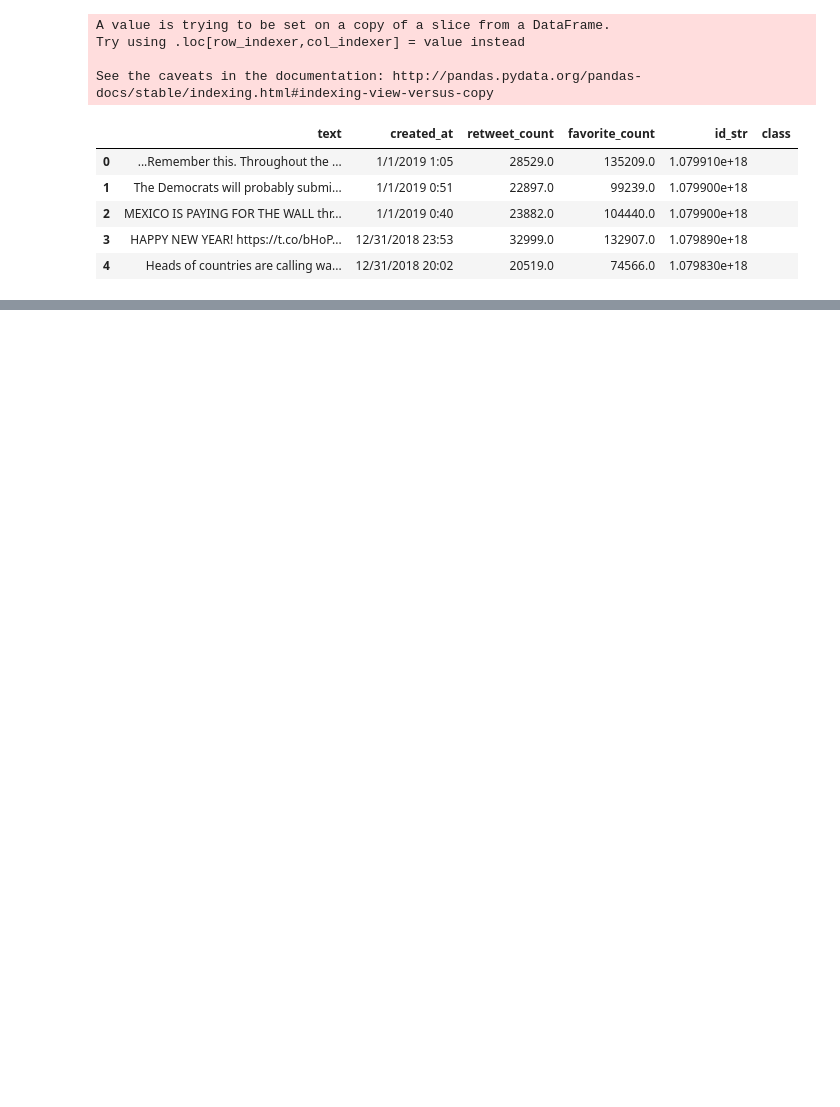
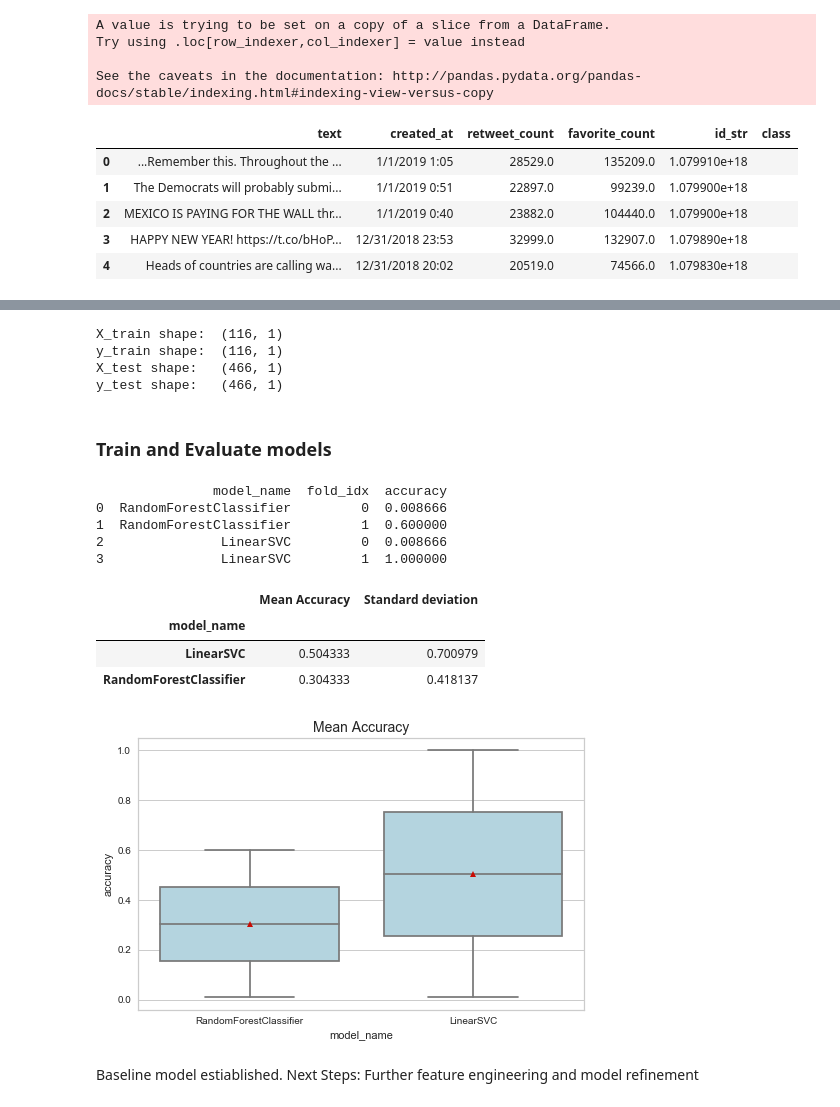
Before and after one commit to jackxxu/trump_tweets, a Jupyter notebook: 103 Final Project.ipynb, the cells around one changed output, grey strips where cells are left out. Saved outputs shown, nothing was run; the diff lists cells and outputs as text; code cells hidden in the pictures; blank space fills up the shorter version.

```diff
--- a/103 Final Project.ipynb
+++ b/103 Final Project.ipynb
@@ -129,0 +181,9 @@ visualizer.poof()
+# %%
+tfidf = TfidfVectorizer(sublinear_tf=True,
+                        ngram_range=(1, 2),
+                        min_df=2,
+                        stop_words='english')
+
+features = tfidf.fit_transform(df.text)
+labels = df.text
+print("Each of the %d tweets is represented by %d features (TF-IDF score of unigrams and bigrams)" %(features.shape))
@@ -129,0 +195,71 @@ visualizer.poof()
+# %%
+X = df['text'] # Collection of documents
+y = df['class'] # Target or the labels we want to predict
+
+X_train, X_test, y_train, y_test = train_test_split(df[['text']], df[['class']],
+                                                    test_size=0.8,
+                                                    random_state = 42,
+                                                    stratify = df[['class']]) #stratify=y.iloc[:,1]
+print("X_train shape: ",X_train.shape)
+print("y_train shape: ",y_train.shape)
+print("X_test shape:  ",X_test.shape)
+print("y_test shape:  ",y_test.shape)
+# %% [output]
+X_train shape:  (116, 1)
+y_train shape:  (116, 1)
+X_test shape:   (466, 1)
+y_test shape:   (466, 1)
+# %% [markdown]
+<a id='TE'></a>
+### Train and Evaluate models
+# %%
+models = [
+    RandomForestClassifier(n_estimators=100, max_depth=5, random_state=42),
+    LinearSVC()
+    #MultinomialNB(),
+    #LogisticRegression(random_state=42),
+]
+
+# Cross-validation
+CV = 2
+cv_df = pd.DataFrame(index=range(CV * len(models)))
+
+entries = []
+for model in models:
+  model_name = model.__class__.__name__
+  accuracies = cross_val_score(model, features, labels, scoring='accuracy', cv=CV)
+  for fold_idx, accuracy in enumerate(accuracies):
+    entries.append((model_name, fold_idx, accuracy))
+
+cv_df = pd.DataFrame(entries, columns=['model_name', 'fold_idx', 'accuracy'])
+print(cv_df)
+# %% [output]
+               model_name  fold_idx  accuracy
+0  RandomForestClassifier         0  0.008666
+1  RandomForestClassifier         1  0.600000
+2               LinearSVC         0  0.008666
+3               LinearSVC         1  1.000000
+# %%
+mean_accuracy = cv_df.groupby('model_name').accuracy.mean()
+std_accuracy = cv_df.groupby('model_name').accuracy.std()
+
+acc = pd.concat([mean_accuracy, std_accuracy], axis= 1,
+          ignore_index=True)
+acc.columns = ['Mean Accuracy', 'Standard deviation']
+acc
+# %% [output]
+|  | Mean Accuracy | Standard deviation |
+| model_name |  |  |
+| LinearSVC | 0.504333 | 0.700979 |
+| RandomForestClassifier | 0.304333 | 0.418137 |
+# %%
+plt.figure(figsize=(8,5))
+sns.boxplot(x='model_name', y='accuracy',
+            data=cv_df,
+            color='lightblue',
+            showmeans=True)
+plt.title("Mean Accuracy", size=14);
+# %% [output]
+[figure, added]
+# %% [markdown]
+Baseline model estiablished. Next Steps: Further feature engineering and model refinement
```
Also changed, not shown: parts of 17 cells of this notebook.
